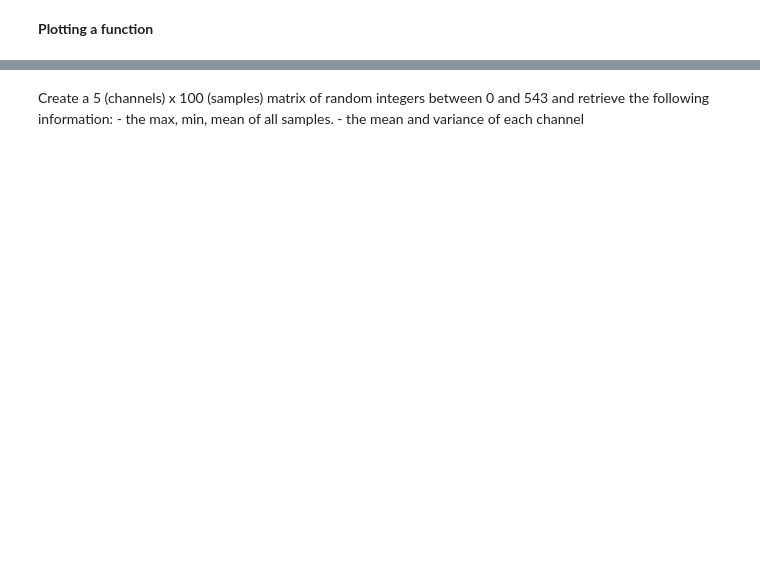
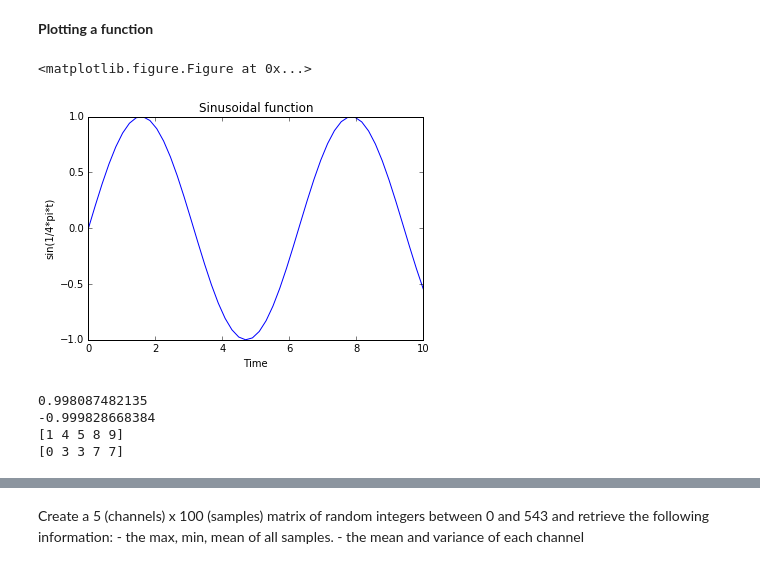
Before and after one commit to itsStrobe/ce888labs, a Jupyter notebook: labs/lab1/lab1.ipynb, the cells around one changed output, grey strips where cells are left out. Cells and saved outputs as stored; diff of their text form; code cells hidden in the pictures; blank space fills up the shorter version.

```diff
--- a/labs/lab1/lab1.ipynb
+++ b/labs/lab1/lab1.ipynb
@@ -348,19 +541,28 @@ import matplotlib.pyplot as plt
 # %%
 plt.figure()
-plt.plot(t, sin)
+t = np.linspace(0, 10)
+plt.plot(t, np.sin(t))
 plt.xlabel("Time")
 plt.ylabel("sin(1/4*pi*t)")
 plt.title("Sinusoidal function")
 plt.show()
+# %% [output]
+<matplotlib.figure.Figure at 0x...>
+[figure, added]
 # %%
-print(np.max(sin))
-print(np.min(sin))
+print(np.max(np.sin(t)))
+print(np.min(np.sin(t)))
 
 ## Elementwise minimum and maximum
 arr1 = np.array([1, 3, 5, 7, 9])
 arr2 = np.array([0, 4, 3, 8, 7])
 print(np.maximum(arr1, arr2))
 print(np.minimum(arr1, arr2))
+# %% [output]
+0.998087482135
+-0.999828668384
+[1 4 5 8 9]
+[0 3 3 7 7]
 # %%
 # Statistical summaries
 
```
Also changed, not shown: parts of 36 cells of this notebook.
